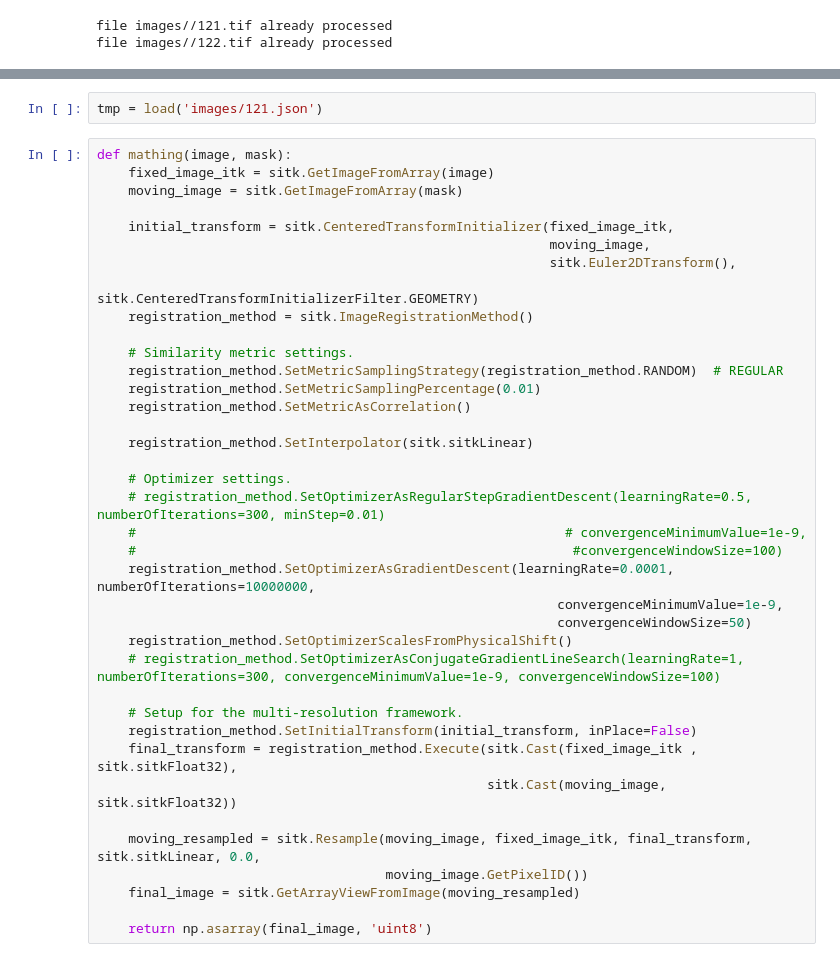
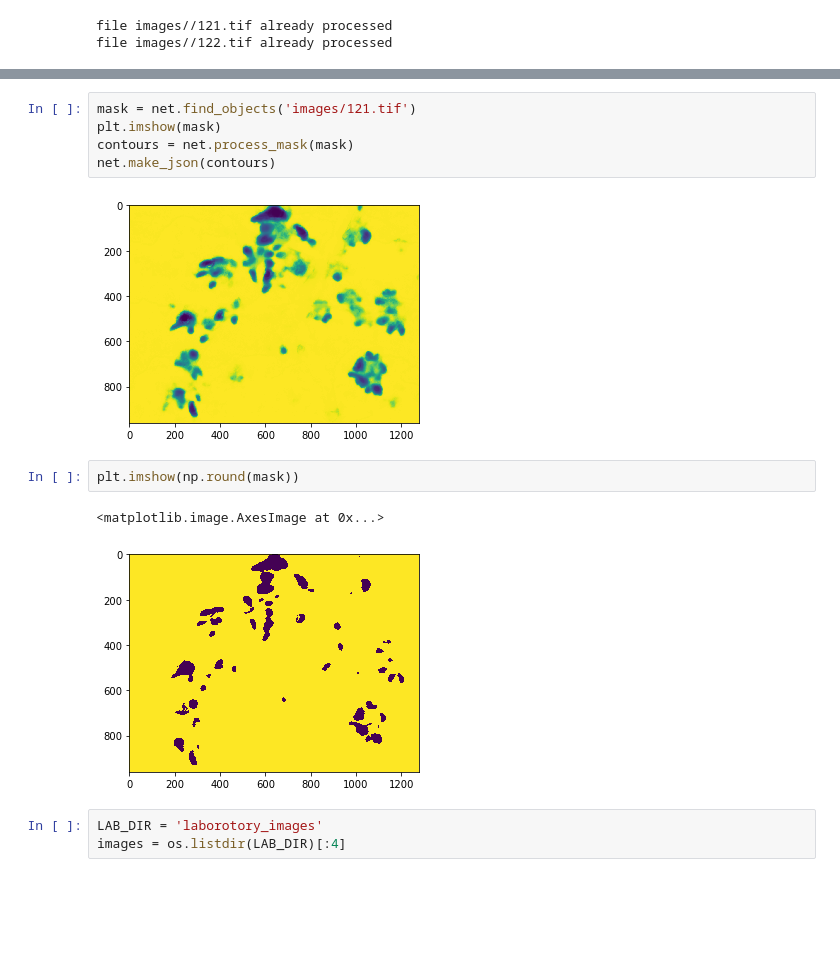
Before and after one commit to chey-to-mozg/preprocessing_for_labelme, a Jupyter notebook: main.ipynb, the cells around one changed output, grey strips where cells are left out. Saved outputs shown, nothing was run; the diff lists cells and outputs as text; blank space fills up the shorter version.

```diff
--- a/main.ipynb
+++ b/main.ipynb
@@ -108,40 +20,15 @@ def load(filename):
-# %%
-tmp = load('images/121.json')
-# %%
-def mathing(image, mask):
-    fixed_image_itk = sitk.GetImageFromArray(image)
-    moving_image = sitk.GetImageFromArray(mask)
-
-    initial_transform = sitk.CenteredTransformInitializer(fixed_image_itk,
-                                                          moving_image,
-                                                          sitk.Euler2DTransform(),
-                                                          sitk.CenteredTransformInitializerFilter.GEOMETRY)
-    registration_method = sitk.ImageRegistrationMethod()
-
-    # Similarity metric settings.
-    registration_method.SetMetricSamplingStrategy(registration_method.RANDOM)  # REGULAR
-    registration_method.SetMetricSamplingPercentage(0.01)
-    registration_method.SetMetricAsCorrelation()
-
-    registration_method.SetInterpolator(sitk.sitkLinear)
-
-    # Optimizer settings.
-    # registration_method.SetOptimizerAsRegularStepGradientDescent(learningRate=0.5, numberOfIterations=300, minStep=0.01)
-    #                                                       # convergenceMinimumValue=1e-9,
-    #                                                        #convergenceWindowSize=100)
-    registration_method.SetOptimizerAsGradientDescent(learningRate=0.0001, numberOfIterations=10000000,
-                                                           convergenceMinimumValue=1e-9,
-                                                           convergenceWindowSize=50)
-    registration_method.SetOptimizerScalesFromPhysicalShift()
-    # registration_method.SetOptimizerAsConjugateGradientLineSearch(learningRate=1, numberOfIterations=300, convergenceMinimumValue=1e-9, convergenceWindowSize=100)
-
-    # Setup for the multi-resolution framework.
-    registration_method.SetInitialTransform(initial_transform, inPlace=False)
-    final_transform = registration_method.Execute(sitk.Cast(fixed_image_itk , sitk.sitkFloat32),
-                                                  sitk.Cast(moving_image, sitk.sitkFloat32))
-
-    moving_resampled = sitk.Resample(moving_image, fixed_image_itk, final_transform, sitk.sitkLinear, 0.0,
-                                     moving_image.GetPixelID())
-    final_image = sitk.GetArrayViewFromImage(moving_resampled)
-
-    return np.asarray(final_image, 'uint8')
+# %%
+mask = net.find_objects('images/121.tif')
+plt.imshow(mask)
+contours = net.process_mask(mask)
+net.make_json(contours)
+# %% [output]
+[figure, added]
+# %%
+plt.imshow(np.round(mask))
+# %% [output]
+<matplotlib.image.AxesImage at 0x...>
+[figure, added]
+# %%
+LAB_DIR = 'laborotory_images'
+images = os.listdir(LAB_DIR)[:4]
```
Also changed, not shown: parts of 14 cells of this notebook, 3 other files.
